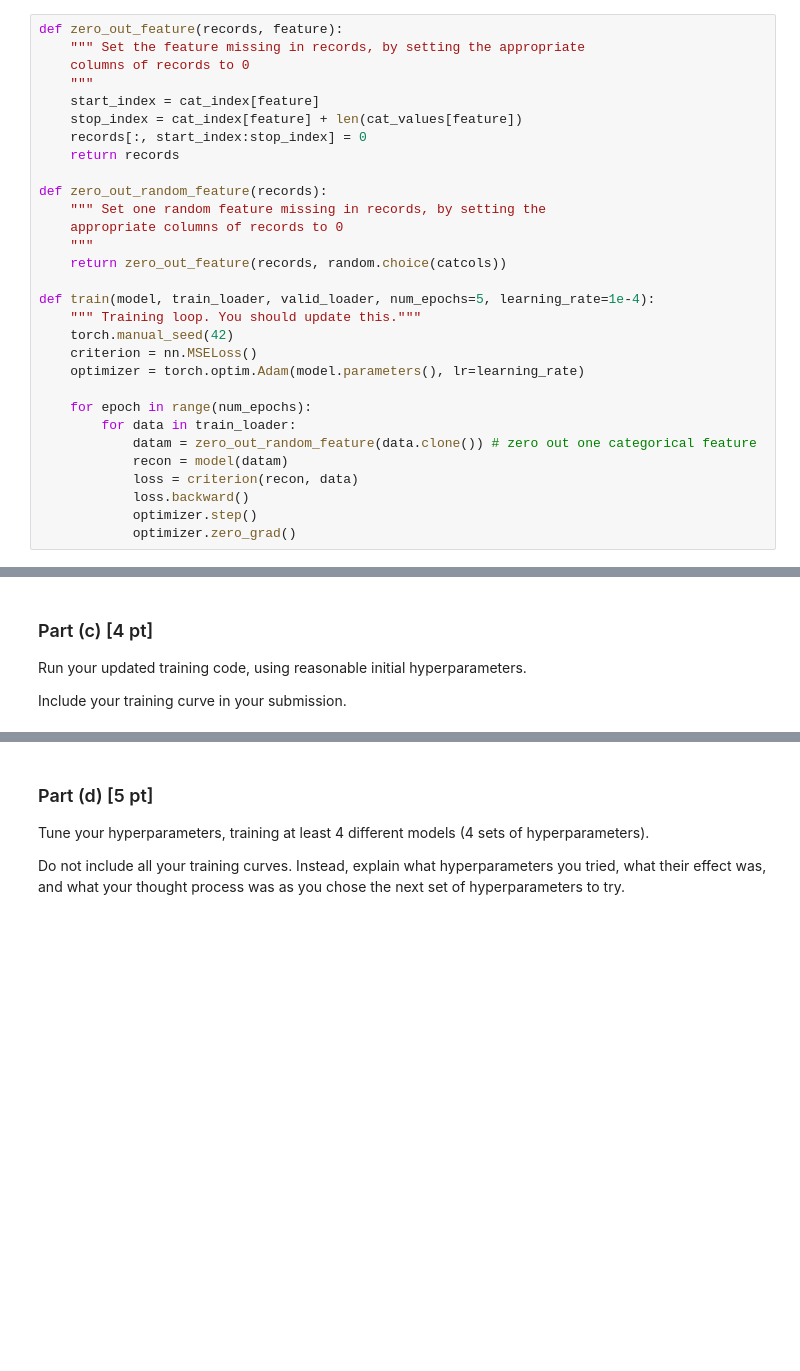
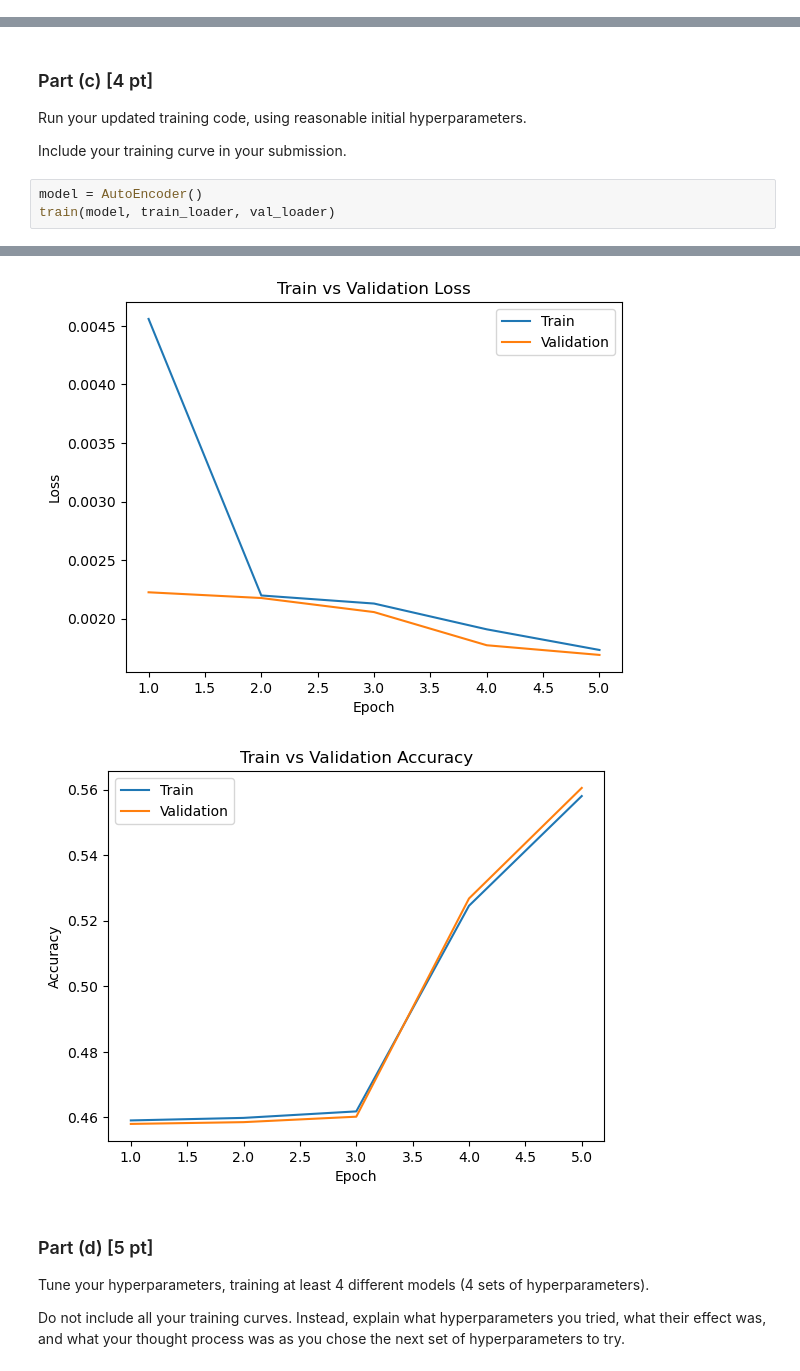
Before and after one commit to EthanRajah/ML-Learning, a Jupyter notebook: APS360 Labs/Lab4/Lab_4_Data_Imputation_Winter_2022.ipynb, the cells around one changed output, grey strips where cells are left out. Drawn from its saved outputs; the diff is of its cells as text; blank space fills up the shorter version.

Commit message:
Training Autoencoder

```diff
--- a/APS360 Labs/Lab4/Lab_4_Data_Imputation_Winter_2022.ipynb
+++ b/APS360 Labs/Lab4/Lab_4_Data_Imputation_Winter_2022.ipynb
@@ -443,33 +459,3 @@ part (b). You may also want to checkpoint your model every few iterations or epo
 
 Use `nn.MSELoss()` as your loss function. (Side note: you might recognize that this loss function is not
 ideal for this problem, but we will use it anyway.)
-# %%
-def zero_out_feature(records, feature):
-    """ Set the feature missing in records, by setting the appropriate
-    columns of records to 0
-    """
-    start_index = cat_index[feature]
-    stop_index = cat_index[feature] + len(cat_values[feature])
-    records[:, start_index:stop_index] = 0
-    return records
-
-def zero_out_random_feature(records):
-    """ Set one random feature missing in records, by setting the
-    appropriate columns of records to 0
-    """
-    return zero_out_feature(records, random.choice(catcols))
-
-def train(model, train_loader, valid_loader, num_epochs=5, learning_rate=1e-4):
-    """ Training loop. You should update this."""
-    torch.manual_seed(42)
-    criterion = nn.MSELoss()
-    optimizer = torch.optim.Adam(model.parameters(), lr=learning_rate)
-
-    for epoch in range(num_epochs):
-        for data in train_loader:
-            datam = zero_out_random_feature(data.clone()) # zero out one categorical feature
-            recon = model(datam)
-            loss = criterion(recon, data)
-            loss.backward()
-            optimizer.step()
-            optimizer.zero_grad()
@@ -524,3 +582,7 @@ def get_accuracy(model, data_loader):
 Run your updated training code, using reasonable initial hyperparameters.
 
 Include your training curve in your submission.
+# %%
+model = AutoEncoder()
+train(model, train_loader, val_loader)
+# %% [output]
@@ -527,3 +596,5 @@ Include your training curve in your submission.
+[figure, added]
+[figure, added]
 # %% [markdown]
 ### Part (d) [5 pt]
 
```
Also changed, not shown: parts of 11 cells of this notebook.
